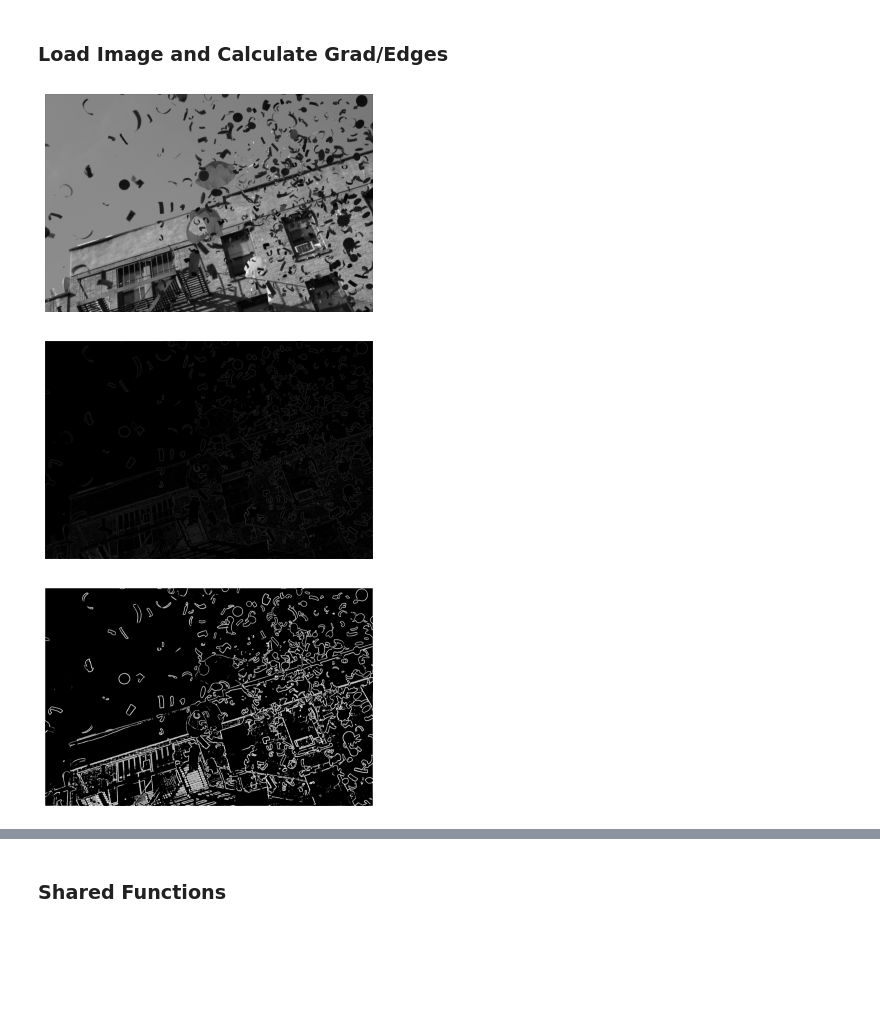
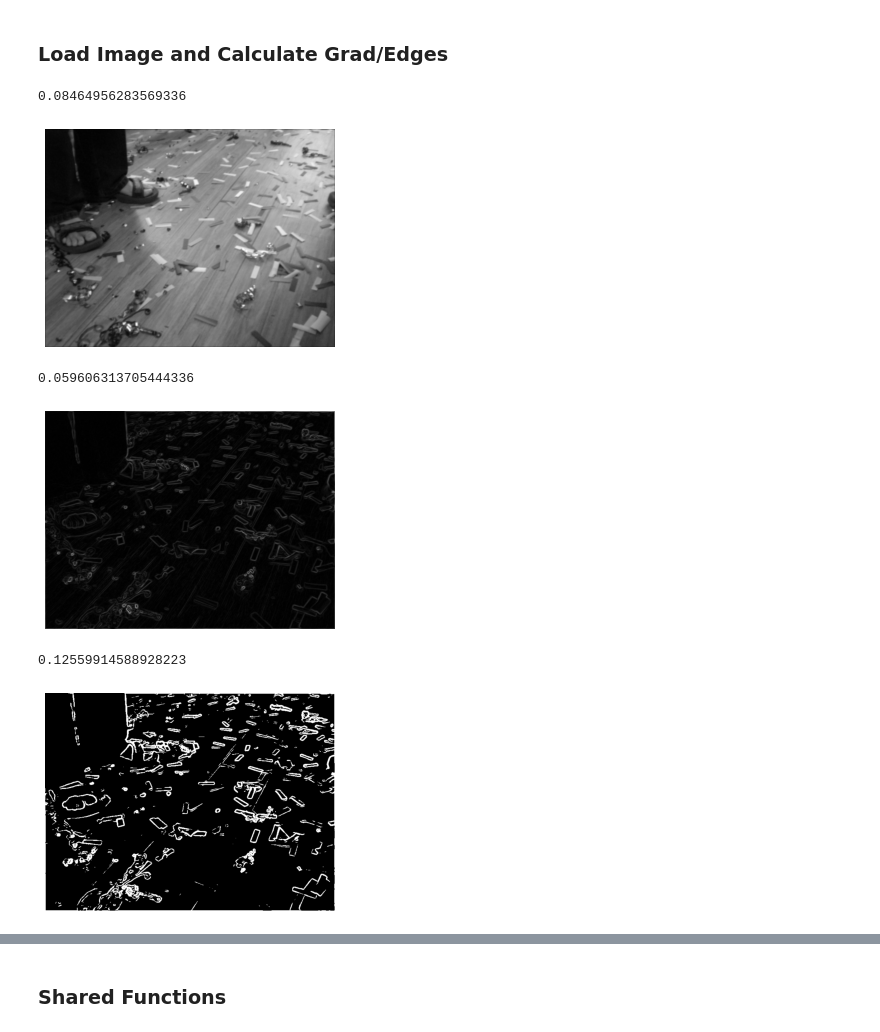
Before and after one commit to tancalv2/ConfettiRemoval, a Jupyter notebook: ScatterInpainting.ipynb, the cells around one changed output, grey strips where cells are left out. Saved outputs shown, nothing was run; the diff lists cells and outputs as text; code cells hidden in the pictures; blank space fills up the shorter version.

```diff
--- a/ScatterInpainting.ipynb
+++ b/ScatterInpainting.ipynb
@@ -304,39 +310,49 @@ regionprops(labeledImage)
 # %%
 # img = cv2.imread('img0035.png', 0)
 # img_clr = cv2.imread('img0035.png')
-# img = cv2.imread('img0036.png', 0)
-# img_clr = cv2.imread('img0036.png')
-img = cv2.imread('img0037.png', 0)
-img_clr = cv2.imread('img0037.png')
+img = cv2.imread('img0036.png', 0)
+img_clr = cv2.imread('img0036.png')
+# img = cv2.imread('img0037.png', 0)
+# img_clr = cv2.imread('img0037.png')
 # plt.imshow(img, cmap='gray')
 # plt.axis('off')
 # plt.show()
 
-
+s = time.time()
 gaussFilter = Gauss2D(5, 2, 5, 2)
+gaussFilter = Gauss2D(3, 1, 3, 1)
 img_G = convolve2d(img, gaussFilter, mode='same')
+print(time.time() - s)
 cv2.imwrite('img_G.png',img_G)
 plt.imshow(img_G, cmap='gray')
 plt.axis('off')
 plt.show()
 
+s = time.time()
 img_grad = gradMagnitude(img_G)
+# img_grad = gradMagnitude(img)
+print(time.time() - s)
 cv2.imwrite('img_grad.png',img_grad)
 plt.imshow(img_grad, cmap='gray')
 plt.axis('off')
 plt.show()
 
 img_grad = img_grad/img_grad.max()*255
 
-img_edge, _ = thresholdAlgorithm(img_grad)
+s = time.time()
+img_edge, threshold = thresholdAlgorithm(img_grad)
+print(time.time() - s)
 cv2.imwrite('img_edge.png',255*img_edge)
 plt.imshow(img_edge, cmap='gray')
 plt.axis('off')
 plt.show()
 
 labeledImage, _ = CCL(255*img_edge)
 visualizeCells(labeledImage, img)
 # %% [output]
+0.08464956283569336
-[figure, old version]
+[figure, new version]
+0.059606313705444336
-[figure, old version]
+[figure, new version]
+0.12559914588928223
-[figure, old version]
+[figure, new version]
```
Also changed, not shown: parts of 42 cells of this notebook.
